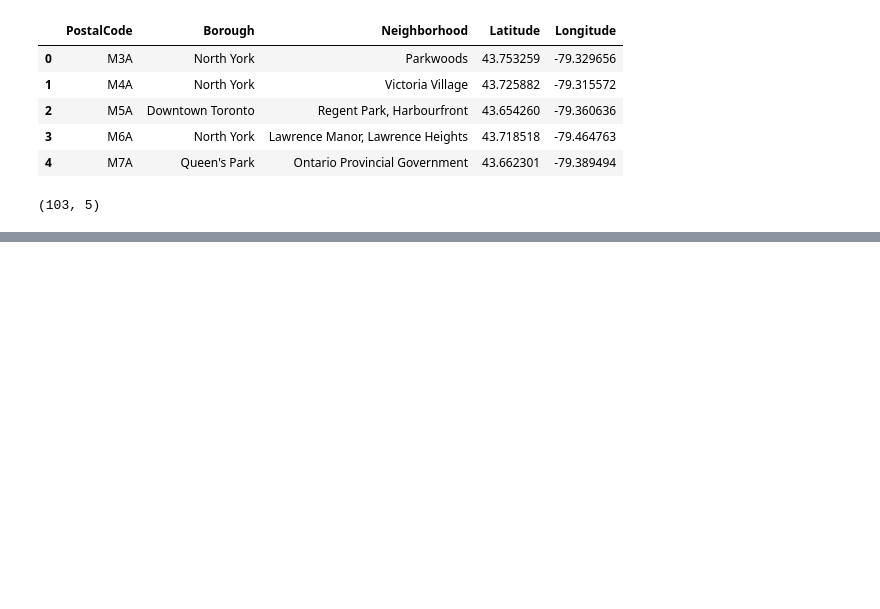
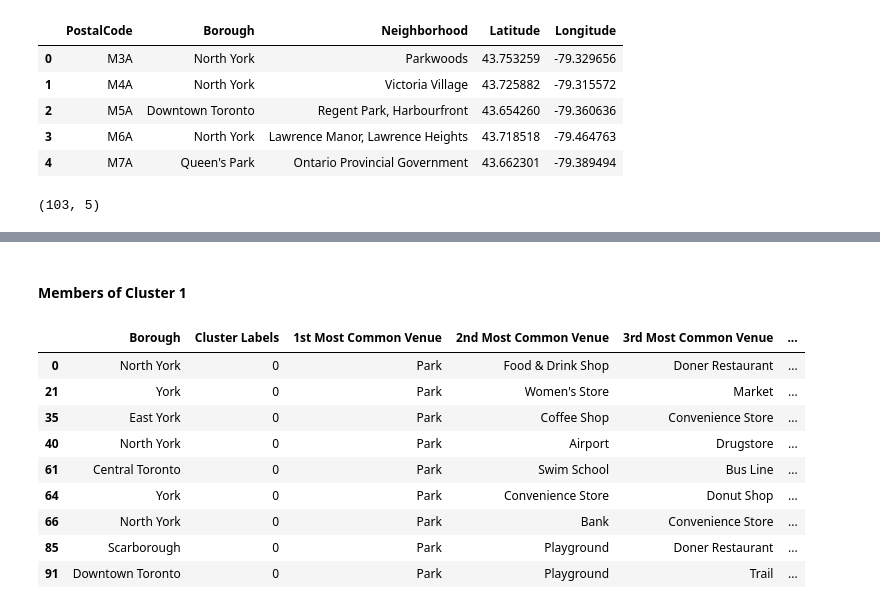
Before and after one commit to bitunsen/Coursera_Capstone, a Jupyter notebook: Segmenting and Clustering Neighborhoods - Toronto.ipynb, the cells around one changed output, grey strips where cells are left out. Saved outputs shown, nothing was run; the diff lists cells and outputs as text; code cells hidden in the pictures; blank space fills up the shorter version.

```diff
--- a/Segmenting and Clustering Neighborhoods - Toronto.ipynb
+++ b/Segmenting and Clustering Neighborhoods - Toronto.ipynb
@@ -143,0 +554,15 @@ toronto_df.shape
+# %% [markdown]
+#### Members of Cluster 1
+# %%
+toronto_merged.loc[toronto_merged['Cluster Labels'] == 0, toronto_merged.columns[[1] + list(range(5, toronto_merged.shape[1]))]]
+# %% [output]
+|  | Borough | Cluster Labels | 1st Most Common Venue | 2nd Most Common Venue | 3rd Most Common Venue | ... |
+| 0 | North York | 0 | Park | Food & Drink Shop | Doner Restaurant | ... |
+| 21 | York | 0 | Park | Women's Store | Market | ... |
+| 35 | East York | 0 | Park | Coffee Shop | Convenience Store | ... |
+| 40 | North York | 0 | Park | Airport | Drugstore | ... |
+| 61 | Central Toronto | 0 | Park | Swim School | Bus Line | ... |
+| 64 | York | 0 | Park | Convenience Store | Donut Shop | ... |
+| 66 | North York | 0 | Park | Bank | Convenience Store | ... |
+| 85 | Scarborough | 0 | Park | Playground | Doner Restaurant | ... |
+| 91 | Downtown Toronto | 0 | Park | Playground | Trail | ... |
```
Also changed, not shown: parts of 48 cells of this notebook.
